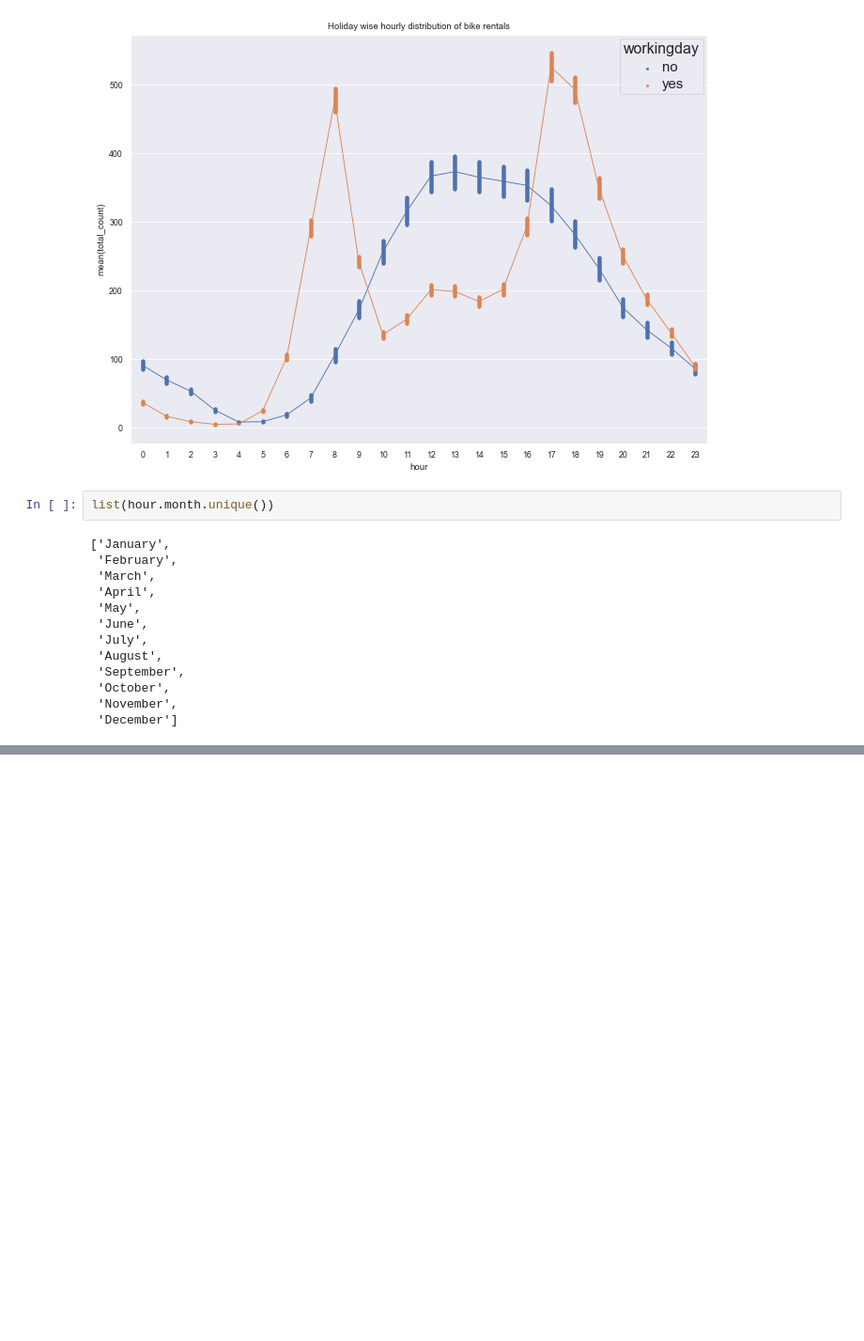
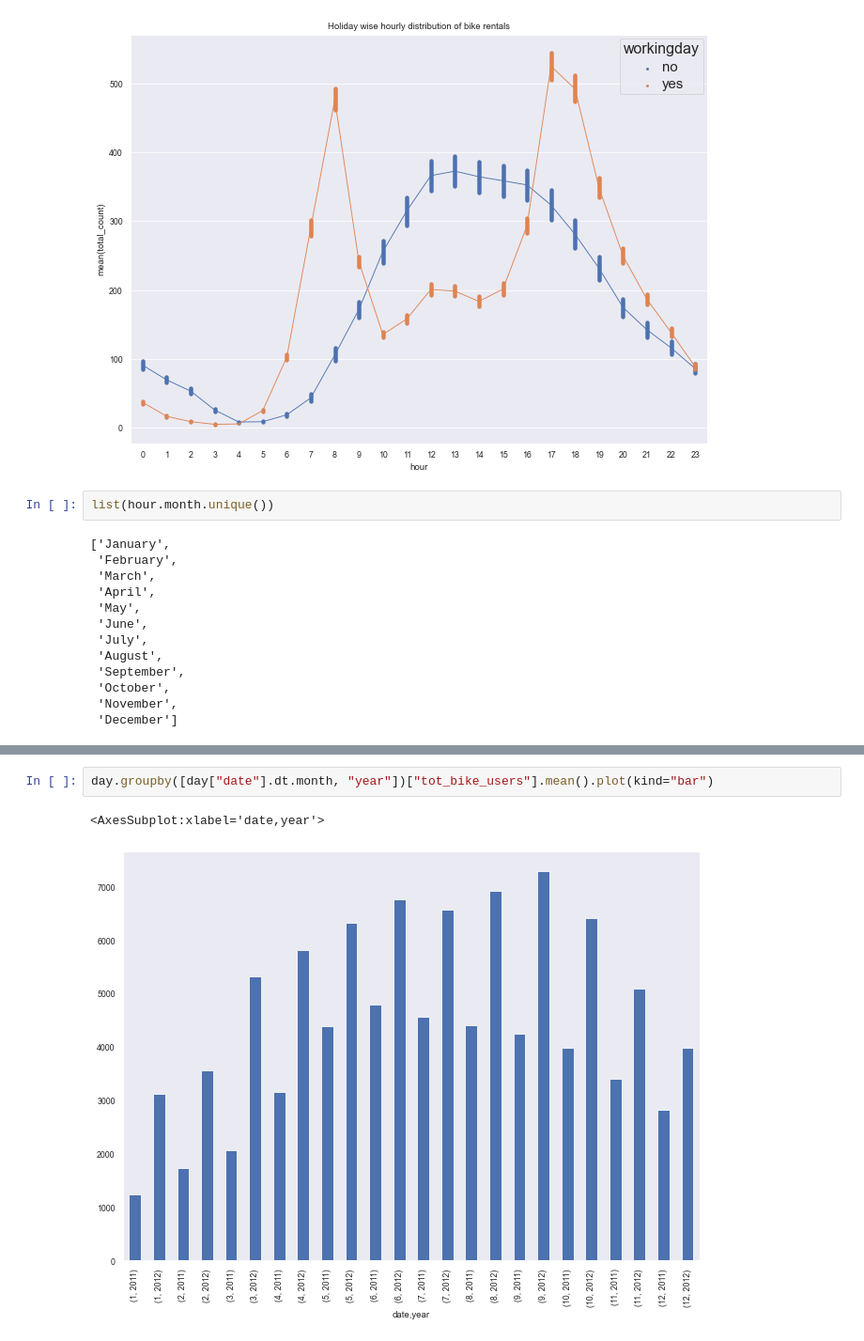
Before and after one commit to davidellavalle/Capital-Bikeshare, a Jupyter notebook: 2011-12/Exploratory data analysis.ipynb, the cells around one changed output, grey strips where cells are left out. Shown at 94% size. Cells and saved outputs as stored; diff of their text form; blank space fills up the shorter version.

```diff
--- a/2011-12/Exploratory data analysis.ipynb
+++ b/2011-12/Exploratory data analysis.ipynb
@@ -319 +321,6 @@ ax.set(title = 'Monthly distribution of bike rentals',ylabel= 'Mean(total_users)
 [figure]
+# %%
+day.groupby([day["date"].dt.month, "year"])["tot_bike_users"].mean().plot(kind="bar")
+# %% [output]
+<AxesSubplot:xlabel='date,year'>
+[figure, added]
```
Also changed, not shown: parts of 19 cells of this notebook.
